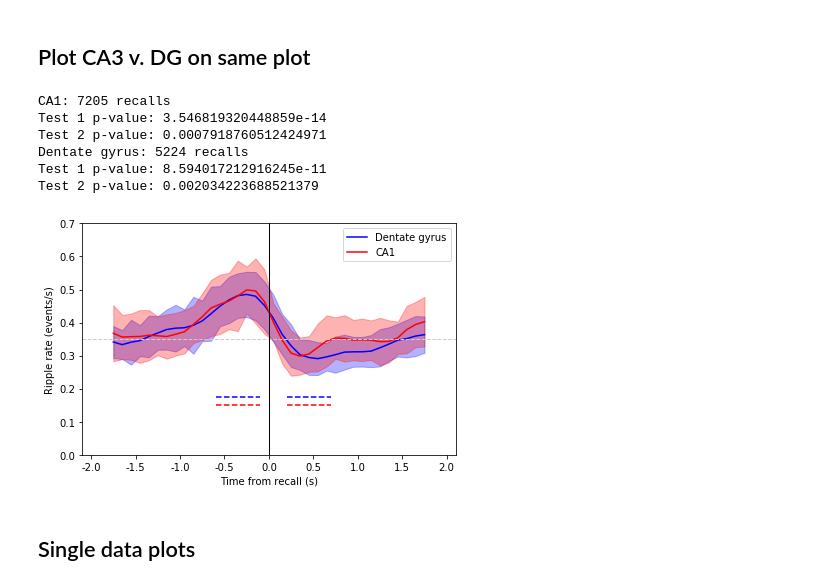
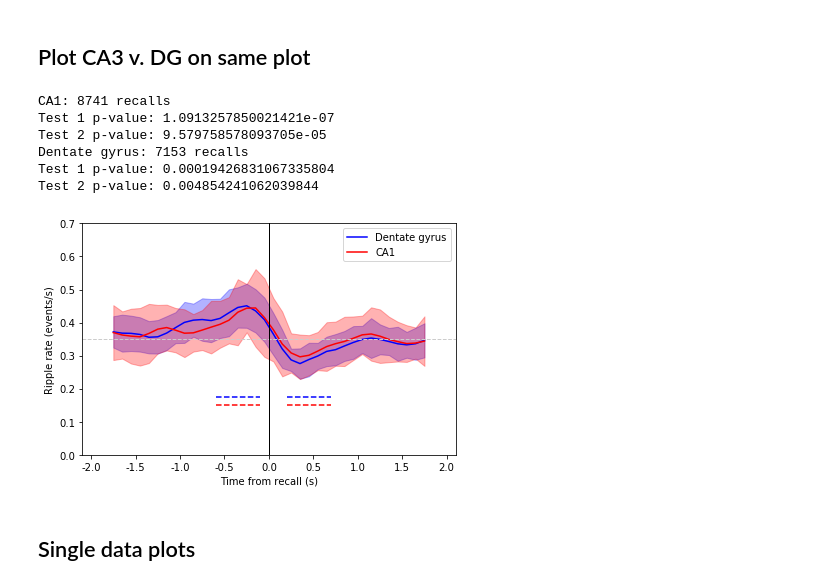
Before and after one commit to jjsakon/SWR, a Jupyter notebook: code/SWRplots.ipynb, the cells around one changed output. Drawn from its saved outputs; the diff is of its cells as text; code cells hidden in the pictures.

```diff
--- a/code/SWRplots.ipynb
+++ b/code/SWRplots.ipynb
@@ -35,7 +35,7 @@ The autoreload extension is already loaded. To reload it, use:
 
 selected_period = 'surrounding_recall'
 remove_soz_ictal = False
-recall_type_switch = 6 # 0 for original, 1 for only those with subsequent, 2 for second recalls only, 3 for isolated recalls
+recall_type_switch = 0 # 0 for original, 1 for only those with subsequent, 2 for second recalls only, 3 for isolated recalls
 region_name = 'HPC'
 # location_selected = 'ca1' # 'ca3' # 'dg' 'ca1' # sub # left hippocampus # right hippocampus # hippocampus
 # # (leave as '' if not HPC)
@@ -88,40 +88,40 @@ for p,location_selected in enumerate(['ca1','dg']):
         fill_between(xr, PSTH-CI_plot[0,:], PSTH+CI_plot[0,:],
                      color=color, alpha = 0.3, label='_nolegend_')
 
     # plot bands of significance
     if bin_model1.pvalues[1] < 0.05:
         plot([first_end-stats_bin,first_end],[line_dist,line_dist],'--',
              color=color,label='_nolegend_')
     if bin_model2.pvalues[1] < 0.05:
         plot([second_start,second_start+stats_bin],[line_dist,line_dist],'--',
              color=color,label='_nolegend_')
     print(label+': '+str(num_trials)+' recalls')
     print('Test 1 p-value: '+str(bin_model1.pvalues[1]))
     print('Test 2 p-value: '+str(bin_model2.pvalues[1]))
 
 xticks(np.arange(psth_start,psth_end+1,500),np.arange(psth_start/1000,psth_end/1000+1,500/1000))
 xlabel('Time from recall (s)')
 ylabel('Ripple rate (events/s)')
 ylim = 0.7 # keep it here since occasionally CIs get kinda high
 ax.set_ylim(0,ylim)
 ax.set_xlim(psth_start-100,psth_end+100)
 plot([ax.get_xlim()[0],ax.get_xlim()[1]],[0.35,0.35],linewidth=1,linestyle='--',color=(0.8,0.8,0.8),label='_nolegend_')
 plot([0,0],[ax.get_ylim()[0],ax.get_ylim()[1]],linewidth=1,linestyle='-',color=(0,0,0),label='_nolegend_')
 ax.legend({'CA1','Dentate gyrus'})
 tight_layout()
 
 if save_plot == 1:
     plt.savefig('../figures/PSTHplots/'+exp+'_'+'PSTH_'+region_name+'-'+str(recall_type_switch)+'.pdf',transparent=True)
 plt.show()
 a=1;
 # %% [output]
-CA1: 7205 recalls
-Test 1 p-value: 3.546819320448859e-14
-Test 2 p-value: 0.0007918760512424971
-Dentate gyrus: 5224 recalls
-Test 1 p-value: 8.594017212916245e-11
-Test 2 p-value: 0.002034223688521379
+CA1: 8741 recalls
+Test 1 p-value: 1.0913257850021421e-07
+Test 2 p-value: 9.579758578093705e-05
+Dentate gyrus: 7153 recalls
+Test 1 p-value: 0.00019426831067335804
+Test 2 p-value: 0.004854241062039844
-[figure, old version]
+[figure, new version]
 # %% [markdown]
 ## Single data plots
 # %%
```
Also changed, not shown: parts of 2 cells of this notebook, 3 other files.
